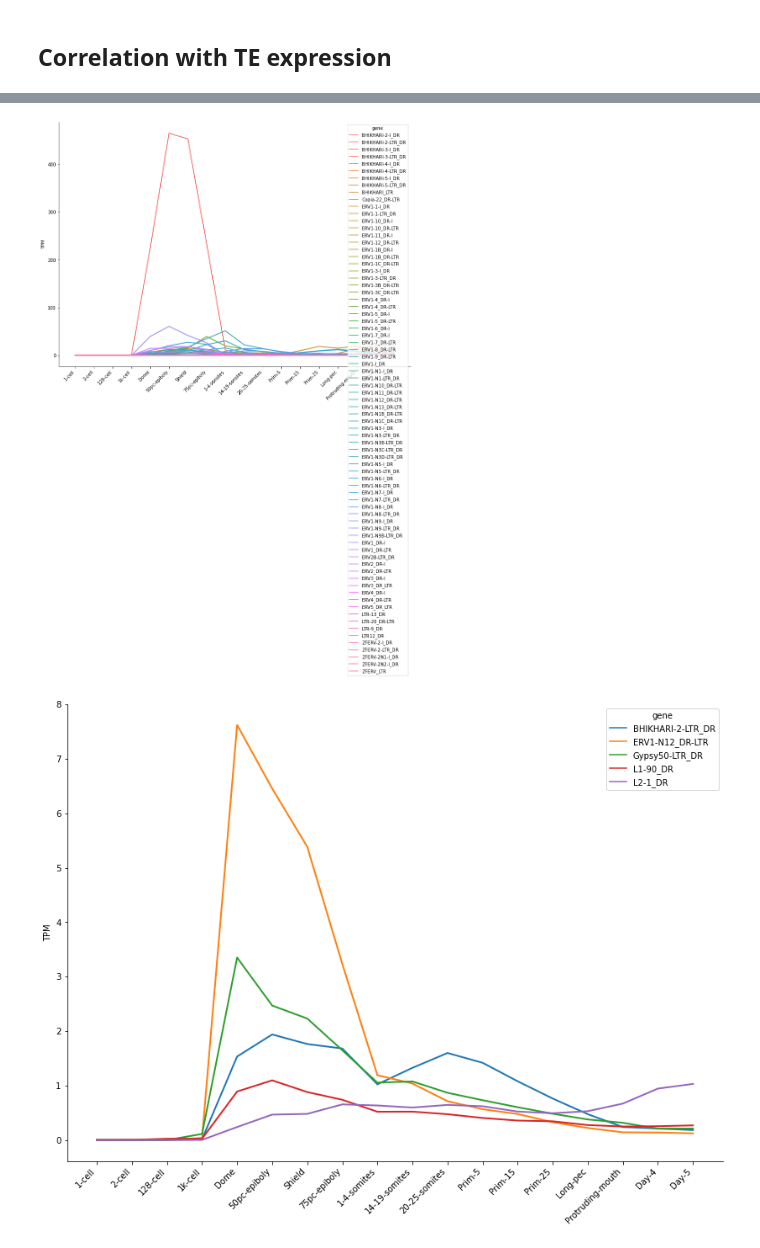
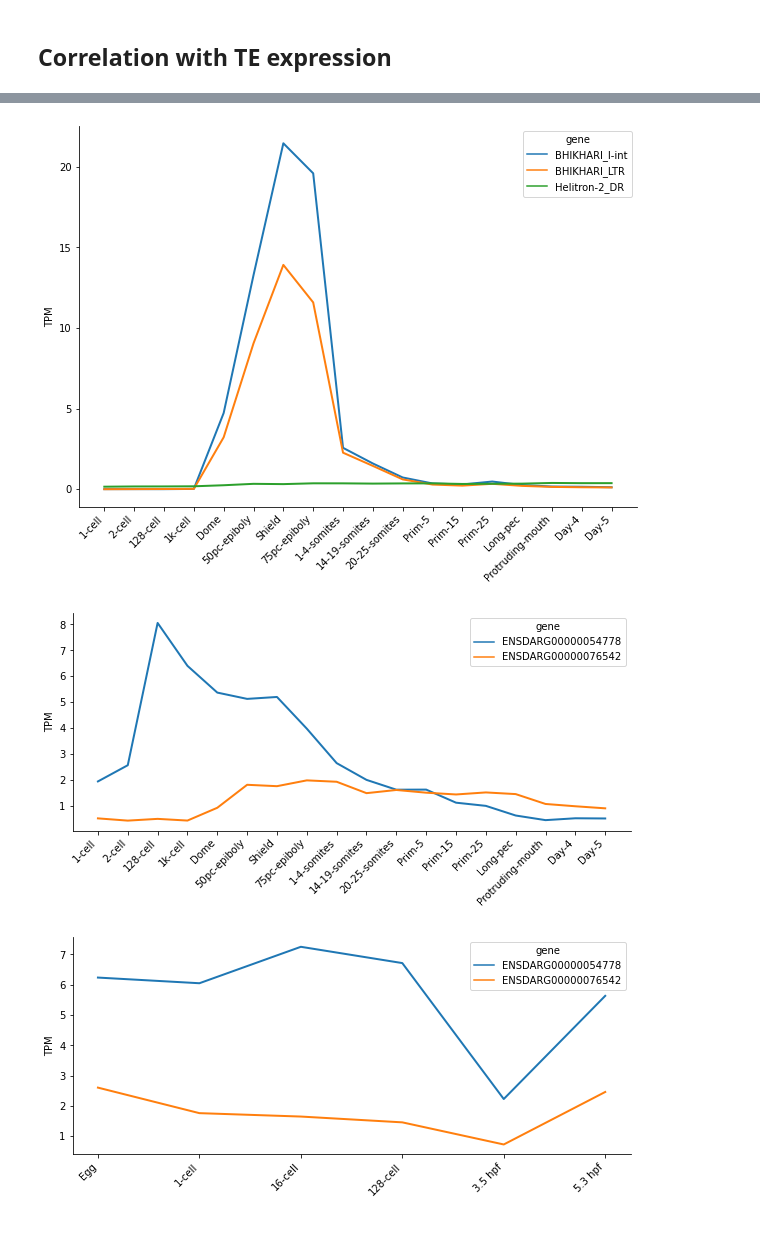
Before and after one commit to jonathan-wells/finz-znf, a Jupyter notebook: analysis/expression.ipynb, the cells around one changed output, grey strips where cells are left out. Cells and saved outputs as stored; diff of their text form; code cells hidden in the pictures.

```diff
--- a/analysis/expression.ipynb
+++ b/analysis/expression.ipynb
@@ -63,7 +63,7 @@ def calc_tpm(counts_df, genelengths):
 #                    .reset_index()
     tpm_df = counts_df.copy()
     # Calculate TPM
-    ascale = tpm_df.groupby('stageName')['counts'].sum()/1e06
+    ascale = tpm_df.groupby('stageName')['counts'].sum()/1000000
     ascale = dict(zip(ascale.reset_index().stageName, ascale.reset_index().counts))
     tpm_df['len'] = tpm_df['gene'].apply(lambda x: genelengths[x])
     tpm_df['rpk'] = tpm_df['counts']/(tpm_df['len']/1000)
@@ -135,7 +135,7 @@ with open('../data/seqs/Danio_rerio_hiqual_finz.aa.fa') as infile:
             finz.append(finz_gene.group(1))
 
 
-expressed = set(tpm_df.loc[(tpm_df.tpm >= 1) & (tpm_df.gene.isin(finz)), 'gene'].to_list())
+expressed = set(tpm_df.loc[(tpm_df.tpm >= 0.5) & (tpm_df.gene.isin(finz)), 'gene'].to_list())
 print(len(set(finz)))
 print(len(expressed))
 
@@ -200,7 +200,7 @@ cg.savefig('../figs/fznf_clustermap.png', bbox_inches='tight', dpi=300)
 # Now extract the cluster information from the dendrogram and save the TPM dataframe
 nclusts = 3
 clusters = {}
-cluster_labels = {1.0: 'Maternally deposited', 2.0: 'Dome', 0.0: 'Late', 3.0: 'X', 4.0: 'Y', 5.0: 'Z'}
+cluster_labels = {2.0: 'Maternally deposited', 1.0: 'Dome', 0.0: 'Late', 3.0: 'X', 4.0: 'Y', 5.0: 'Z'}
 for pair in zip(cut_tree(cg.dendrogram_row.linkage, nclusts), finz_matrix.index):
     clusters[pair[1]] = cluster_labels[pair[0][0]]
 tpm_df['cluster'] = None
@@ -534,24 +604,24 @@ te_expressed = set(te_df.loc[te_df.tpm >= 1, 'gene'].to_list())
 # %%
-fig, ax = plt.subplots(figsize=(14, 10))
+fig, ax = plt.subplots(figsize=(10, 7))
 # sns.lineplot(data=tpm_df.loc[tpm_df.gene.isin(['ERV2_DR-LTR', 'ERV2_DR-I', 'ERV1-4_DR-LTR', 'ERV1-4_DR-I', 'ERV1_DR-LTR', 'ERV1_DR-I', 'BHIKHARI_I-int', 'BHIKHARI_LTR'])],
-sns.lineplot(data=te_df.loc[(te_df.tefam.isin(['ERV1']))],
+sns.lineplot(data=tpm_df.loc[tpm_df.gene.isin(['BHIKHARI_I-int', 'BHIKHARI_LTR', 'Helitron-2_DR'])],
              x='stageName',
              y='tpm',
+             sort=False,
              hue='gene',
-             sort=False,
              lw=2,
              ax=ax)
 plt.xticks(rotation=45, ha='right')
 ax.set_xlabel('')
 ax.set_ylabel('TPM')
 sns.despine()
 plt.show()
+fig.savefig('/Users/jonwells/Desktop/bik.pdf')
 # %% [output]
-[figure, old version]
+[figure, new version]
 # %%
-fig, ax = plt.subplots(figsize=(14, 10))
-# sns.lineplot(data=tpm_df.loc[tpm_df.gene.isin(['ERV2_DR-LTR', 'ERV2_DR-I', 'ERV1-4_DR-LTR', 'ERV1-4_DR-I', 'ERV1_DR-LTR', 'ERV1_DR-I', 'BHIKHARI_I-int', 'BHIKHARI_LTR'])],
-sns.lineplot(data=tpm_df.loc[tpm_df.gene.isin(['Gypsy50-LTR_DR', 'ERV1-N12_DR-LTR', 'BHIKHARI-2-LTR_DR', 'L1-90_DR', 'L2-1_DR'])],
+fig, ax = plt.subplots(figsize=(10, 4))
+sns.lineplot(data=tpm_df.loc[(tpm_df.gene == 'ENSDARG00000076542') | (tpm_df.gene == 'ENSDARG00000054778')],
              x='stageName',
              y='tpm',
              sort=False,
@@ -563,5 +633,19 @@ ax.set_xlabel('')
 ax.set_ylabel('TPM')
 sns.despine()
 plt.show()
+fig, ax = plt.subplots(figsize=(10, 4))
+sns.lineplot(data=rRNA_dep_tpm_df.loc[(rRNA_dep_tpm_df.gene == 'ENSDARG00000076542') | (rRNA_dep_tpm_df.gene == 'ENSDARG00000054778')],
+             x='stageName',
+             y='tpm',
+             sort=False,
+             hue='gene',
+             lw=2,
+             ax=ax)
+plt.xticks(rotation=45, ha='right')
+ax.set_xlabel('')
+ax.set_ylabel('TPM')
+sns.despine()
+plt.show()
 # %% [output]
-[figure, old version]
+[figure, new version]
+[figure, added]
```
Also changed, not shown: parts of 16 cells of this notebook, 10 other files.
